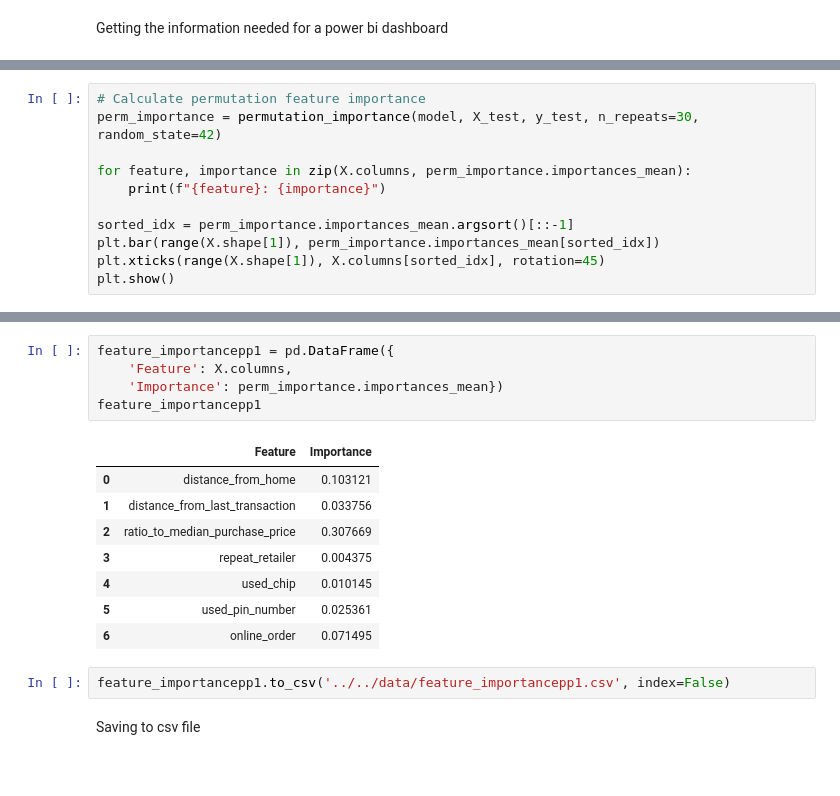
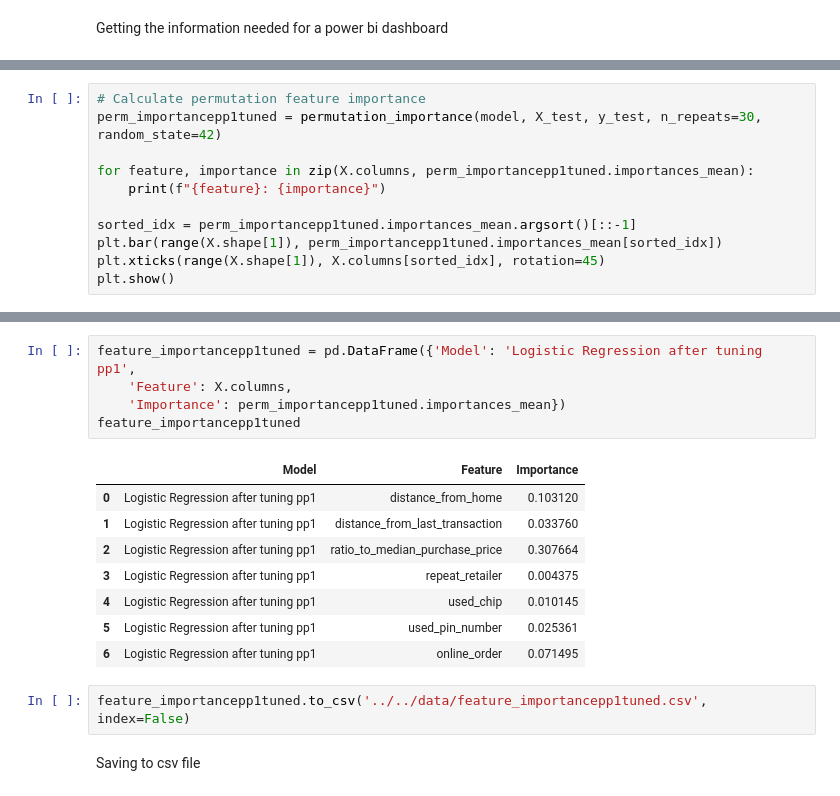
Before and after one commit to Ankourii/Fraud_prediction, a Jupyter notebook: notebooks/first dataset/modeling.ipynb, the cells around one changed output, grey strips where cells are left out. Drawn from its saved outputs; the diff is of its cells as text.

```diff
--- a/notebooks/first dataset/modeling.ipynb
+++ b/notebooks/first dataset/modeling.ipynb
@@ -341,13 +425,13 @@ perfectly predicted. This might indicate that there is complete
 quasi-separation. In this case some parameters will not be identified.
 # %%
 # Calculate permutation feature importance
-perm_importance = permutation_importance(model, X_test, y_test, n_repeats=30, random_state=42)
+perm_importancepp1tuned = permutation_importance(model, X_test, y_test, n_repeats=30, random_state=42)
 
-for feature, importance in zip(X.columns, perm_importance.importances_mean):
+for feature, importance in zip(X.columns, perm_importancepp1tuned.importances_mean):
     print(f"{feature}: {importance}")
 
-sorted_idx = perm_importance.importances_mean.argsort()[::-1]
-plt.bar(range(X.shape[1]), perm_importance.importances_mean[sorted_idx])
+sorted_idx = perm_importancepp1tuned.importances_mean.argsort()[::-1]
+plt.bar(range(X.shape[1]), perm_importancepp1tuned.importances_mean[sorted_idx])
 plt.xticks(range(X.shape[1]), X.columns[sorted_idx], rotation=45)
 plt.show()
 # %% [output]
@@ -360,21 +444,21 @@ used_pin_number: 0.025361158146843057
 online_order: 0.07149482098454688
 [figure]
 # %%
-feature_importancepp1 = pd.DataFrame({
+feature_importancepp1tuned = pd.DataFrame({'Model': 'Logistic Regression after tuning pp1',
     'Feature': X.columns,
-    'Importance': perm_importance.importances_mean})
-feature_importancepp1
+    'Importance': perm_importancepp1tuned.importances_mean})
+feature_importancepp1tuned
 # %% [output]
-|  | Feature | Importance |
-| 0 | distance_from_home | 0.103121 |
-| 1 | distance_from_last_transaction | 0.033756 |
-| 2 | ratio_to_median_purchase_price | 0.307669 |
-| 3 | repeat_retailer | 0.004375 |
-| 4 | used_chip | 0.010145 |
-| 5 | used_pin_number | 0.025361 |
-| 6 | online_order | 0.071495 |
+|  | Model | Feature | Importance |
+| 0 | Logistic Regression after tuning pp1 | distance_from_home | 0.103120 |
+| 1 | Logistic Regression after tuning pp1 | distance_from_last_transaction | 0.033760 |
+| 2 | Logistic Regression after tuning pp1 | ratio_to_median_purchase_price | 0.307664 |
+| 3 | Logistic Regression after tuning pp1 | repeat_retailer | 0.004375 |
+| 4 | Logistic Regression after tuning pp1 | used_chip | 0.010145 |
+| 5 | Logistic Regression after tuning pp1 | used_pin_number | 0.025361 |
+| 6 | Logistic Regression after tuning pp1 | online_order | 0.071495 |
 # %%
-feature_importancepp1.to_csv('../../data/feature_importancepp1.csv', index=False)
+feature_importancepp1tuned.to_csv('../../data/feature_importancepp1tuned.csv', index=False)
 # %% [markdown]
 Saving to csv file
 # %% [markdown]
```
Also changed, not shown: parts of 63 cells of this notebook, 2 other files.
